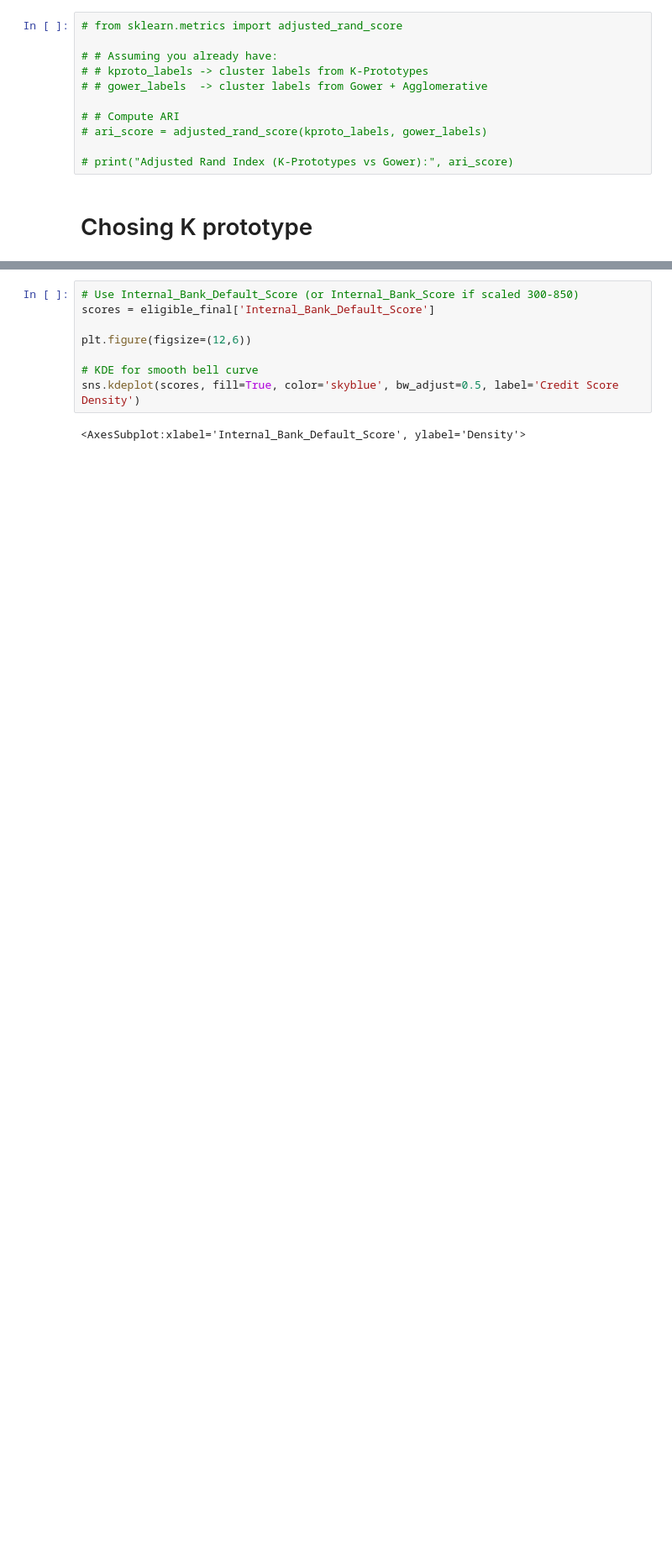
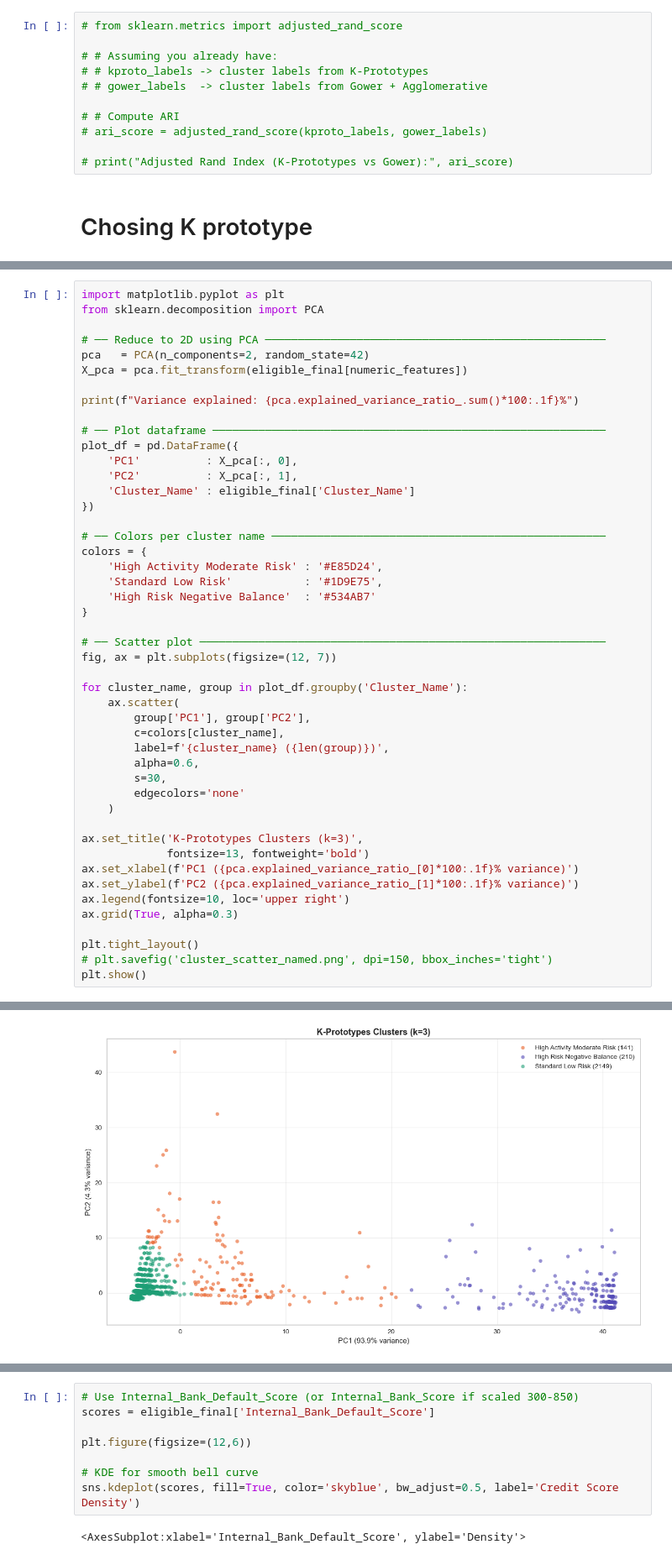
Before and after one commit to Kavindya-1/FYP, a Jupyter notebook: Initial notebook.ipynb, the cells around one changed output, grey strips where cells are left out. Shown at 84% size. Drawn from its saved outputs; the diff is of its cells as text; blank space fills up the shorter version.

```diff
--- a/Initial notebook.ipynb
+++ b/Initial notebook.ipynb
@@ -5756,0 +6822,48 @@ Name: Cluster_KProto, dtype: int64
+# %%
+import matplotlib.pyplot as plt
+from sklearn.decomposition import PCA
+
+# ── Reduce to 2D using PCA ────────────────────────────────────────────────────
+pca   = PCA(n_components=2, random_state=42)
+X_pca = pca.fit_transform(eligible_final[numeric_features])
+
+print(f"Variance explained: {pca.explained_variance_ratio_.sum()*100:.1f}%")
+
+# ── Plot dataframe ────────────────────────────────────────────────────────────
+plot_df = pd.DataFrame({
+    'PC1'          : X_pca[:, 0],
+    'PC2'          : X_pca[:, 1],
+    'Cluster_Name' : eligible_final['Cluster_Name']
+})
+
+# ── Colors per cluster name ───────────────────────────────────────────────────
+colors = {
+    'High Activity Moderate Risk' : '#E85D24',
+    'Standard Low Risk'           : '#1D9E75',
+    'High Risk Negative Balance'  : '#534AB7'
+}
+
+# ── Scatter plot ──────────────────────────────────────────────────────────────
+fig, ax = plt.subplots(figsize=(12, 7))
+
+for cluster_name, group in plot_df.groupby('Cluster_Name'):
+    ax.scatter(
+        group['PC1'], group['PC2'],
+        c=colors[cluster_name],
+        label=f'{cluster_name} ({len(group)})',
+        alpha=0.6,
+        s=30,
+        edgecolors='none'
+    )
+
+ax.set_title('K-Prototypes Clusters (k=3)',
+             fontsize=13, fontweight='bold')
+ax.set_xlabel(f'PC1 ({pca.explained_variance_ratio_[0]*100:.1f}% variance)')
+ax.set_ylabel(f'PC2 ({pca.explained_variance_ratio_[1]*100:.1f}% variance)')
+ax.legend(fontsize=10, loc='upper right')
+ax.grid(True, alpha=0.3)
+
+plt.tight_layout()
+# plt.savefig('cluster_scatter_named.png', dpi=150, bbox_inches='tight')
+plt.show()
+# %% [output]
@@ -5757 +6871,2 @@ Name: Cluster_KProto, dtype: int64
+[figure, added]
 # %%
```
Also changed, not shown: parts of 62 cells of this notebook, 10 other files.
